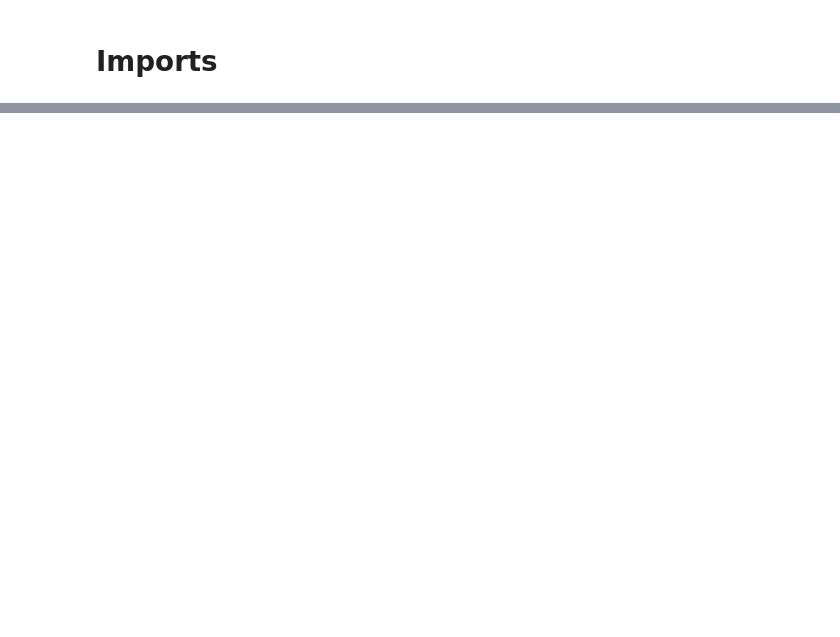
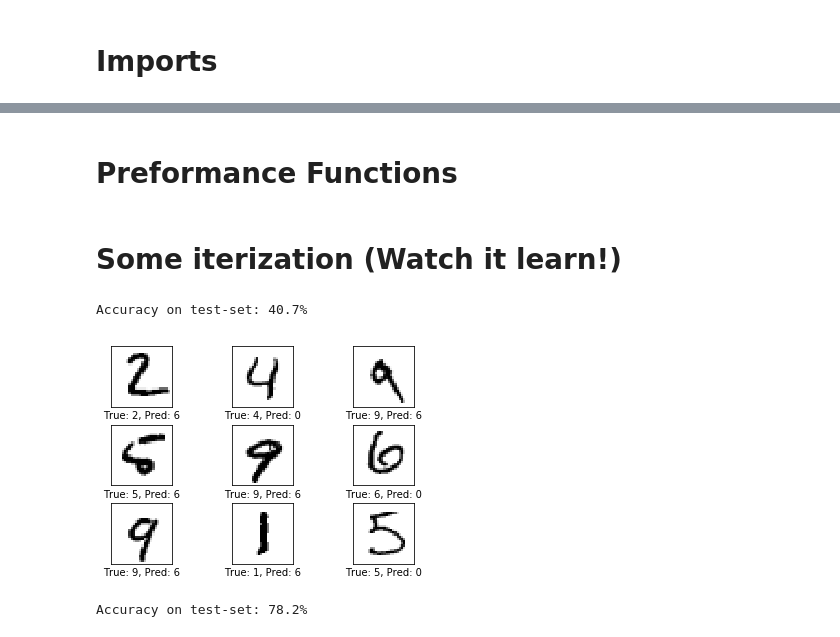
Before and after one commit to Flamestriken911/MNIST, a Jupyter notebook: BasicNeuralNetwork.ipynb, the cells around one changed output, grey strips where cells are left out. Cells and saved outputs as stored; diff of their text form; code cells hidden in the pictures; blank space fills up the shorter version.

```diff
--- a/BasicNeuralNetwork.ipynb
+++ b/BasicNeuralNetwork.ipynb
@@ -10,0 +132,3 @@ ModuleNotFoundError: No module named 'tensorflow'
+# %%
+correct_prediction = tf.equal(y_pred_cls, y_true_cls)
+accuracy = tf.reduce_mean(tf.cast(correct_prediction, tf.float32))
@@ -10,0 +137,9 @@ ModuleNotFoundError: No module named 'tensorflow'
+# %%
+#for executing the graph
+session = tf.Session()
+
+#initializing the variables
+session.run(tf.global_variables_initializer())
+
+#Stochastic Gradient Descent
+batch_size = 100
@@ -10,0 +155,23 @@ ModuleNotFoundError: No module named 'tensorflow'
+# %% [markdown]
+# Preformance Functions
+# %%
+feed_dict_test = {x: data.test.images,
+                  y_true: data.test.labels,
+                  y_true_cls: data.test.cls}
+
+def print_accuracy():
+    acc = session.run(accuracy, feed_dict=feed_dict_test)
+    print("Accuracy on test-set: {0:.1%}".format(acc))
+
+def plot_example_errors():
+    correct, cls_pred = session.run([correct_prediction, y_pred_cls],
+                                    feed_dict=feed_dict_test)
+    incorrect = (correct == False)
+    images = data.test.images[incorrect]
+    cls_pred = cls_pred[incorrect]
+    cls_true = data.test.cls[incorrect]
+    plot_images(images=images[0:9],
+                cls_true=cls_true[0:9],
+                cls_pred=cls_pred[0:9])
+# %% [markdown]
+# Some iterization (Watch it learn!)
@@ -10,0 +180,8 @@ ModuleNotFoundError: No module named 'tensorflow'
+# %%
+print_accuracy()
+# %% [output]
+Accuracy on test-set: 40.7%
+# %%
+plot_example_errors()
+# %% [output]
+[figure, added]
@@ -10,0 +190,4 @@ ModuleNotFoundError: No module named 'tensorflow'
+# %%
+print_accuracy()
+# %% [output]
+Accuracy on test-set: 78.2%
```
Also changed, not shown: parts of 28 cells of this notebook, 4 other files.
